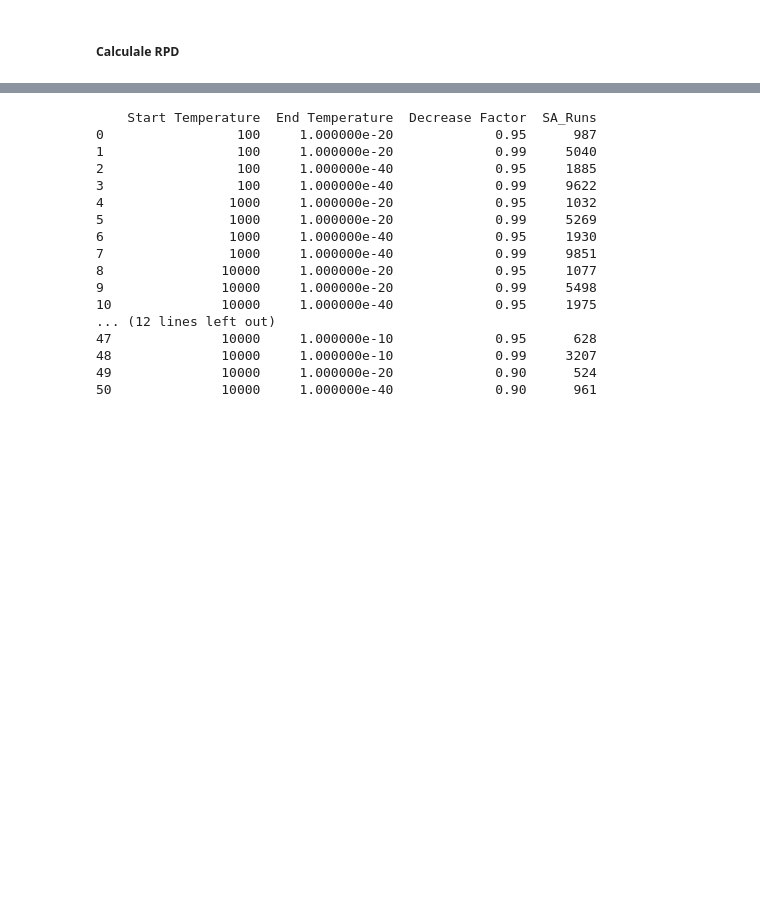
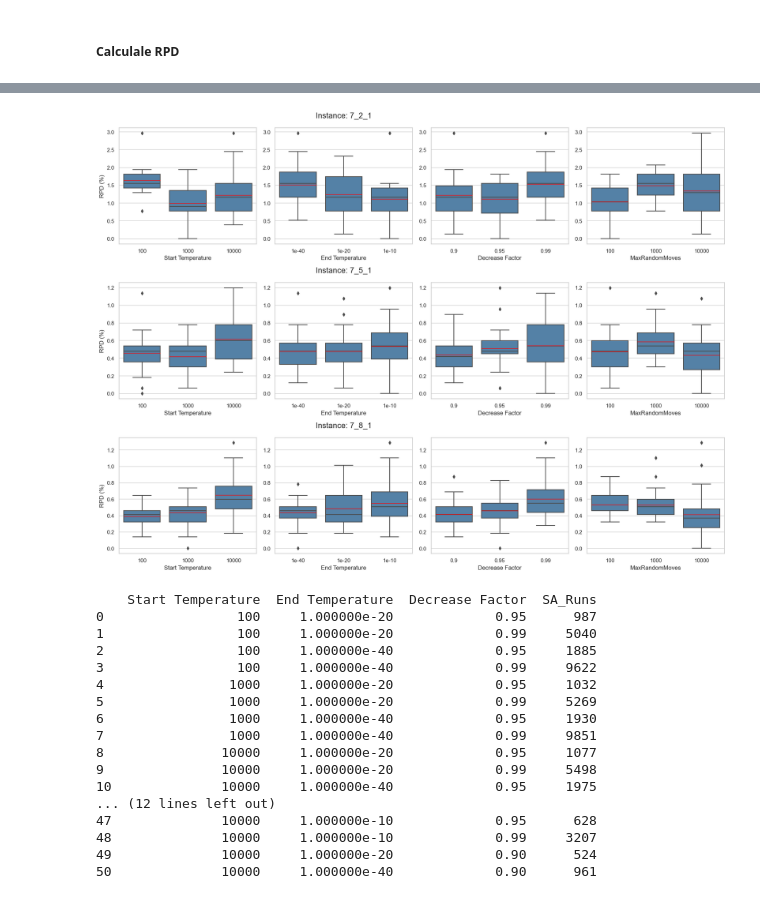
Before and after one commit to MxHbm/IM_Challenge, a Jupyter notebook: Data/Parameter_study/SA_LS/Parameterstudie_SALS.ipynb, the cells around one changed output, grey strips where cells are left out. Saved outputs shown, nothing was run; the diff lists cells and outputs as text; code cells hidden in the pictures; blank space fills up the shorter version.

```diff
--- a/Data/Parameter_study/SA_LS/Parameterstudie_SALS.ipynb
+++ b/Data/Parameter_study/SA_LS/Parameterstudie_SALS.ipynb
@@ -164,3 +178,59 @@ plt.show()
+# %%
+import matplotlib.pyplot as plt
+import seaborn as sns
+
+# Assuming 'df' is your DataFrame with the calculated RPD
+
+# Set global plot style to serif font
+plt.rcParams["font.family"] = "serif"
+
+# Set seaborn style for whitegrid (can adjust to suit scientific purposes)
+sns.set(style="whitegrid")
+
+# Parameters to plot (adding 'MaxRandomMoves')
+parameters = ['Start Temperature', 'End Temperature', 'Decrease Factor', 'MaxRandomMoves']
+
+# List of instances
+instances = df['Instance'].unique()
+
+# Set a consistent color for all box plots
+boxplot_color = "steelblue"
+
+# Create subplots - we want a 4x3 grid (3 rows for each instance, 4 columns for each parameter)
+fig, axes = plt.subplots(len(instances), len(parameters), figsize=(18, 14))  # Adjust figure size for 4 columns
+
+# Loop through the instances and parameters to create boxplots in subplots
+for row, instance in enumerate(instances):
+    # Filter the dataframe for the current instance
+    instance_df = df[df['Instance'] == instance]
+
+    # Add a header above the row for the instance (on the first plot in each row)
+    axes[row, 1].set_title(f'Instance: {instance}', fontsize=16, pad=20)
+
+    for col, param in enumerate(parameters):
+        sns.boxplot(x=param, y='RPD', data=instance_df, showmeans=True, meanline=True,
+                    meanprops={"color": "red", "ls": "-", "lw": 1},
+                    color=boxplot_color, ax=axes[row, col])  # Set consistent color
+
+        # Set axis labels for each subplot
+        axes[row, col].set_xlabel(param, fontsize=12)
+
+        # Only set ylabel for the first column of each row to avoid repetition
+        if col == 0:
+            axes[row, col].set_ylabel('RPD (%)', fontsize=12)
+        else:
+            axes[row, col].set_ylabel('')
+
+# Adjust the layout to make space for the instance headers and overall formatting
+plt.tight_layout(rect=[0, 0, 1, 0.95])
+
+# Save the figure as a PNG file
+plt.savefig('rpd_box_plots_by_instance_with_max_random_moves.png', dpi=300)  # Save with high dpi for quality
+
+# Show the plot
+plt.show()
+# %% [output]
+[figure, added]
 # %%
 # Assuming your dataframe is called df
 # We group by relevant parameters and filter for unique 'SA_Runs'
```
Also changed, not shown: parts of 4 cells of this notebook, 9 other files.
